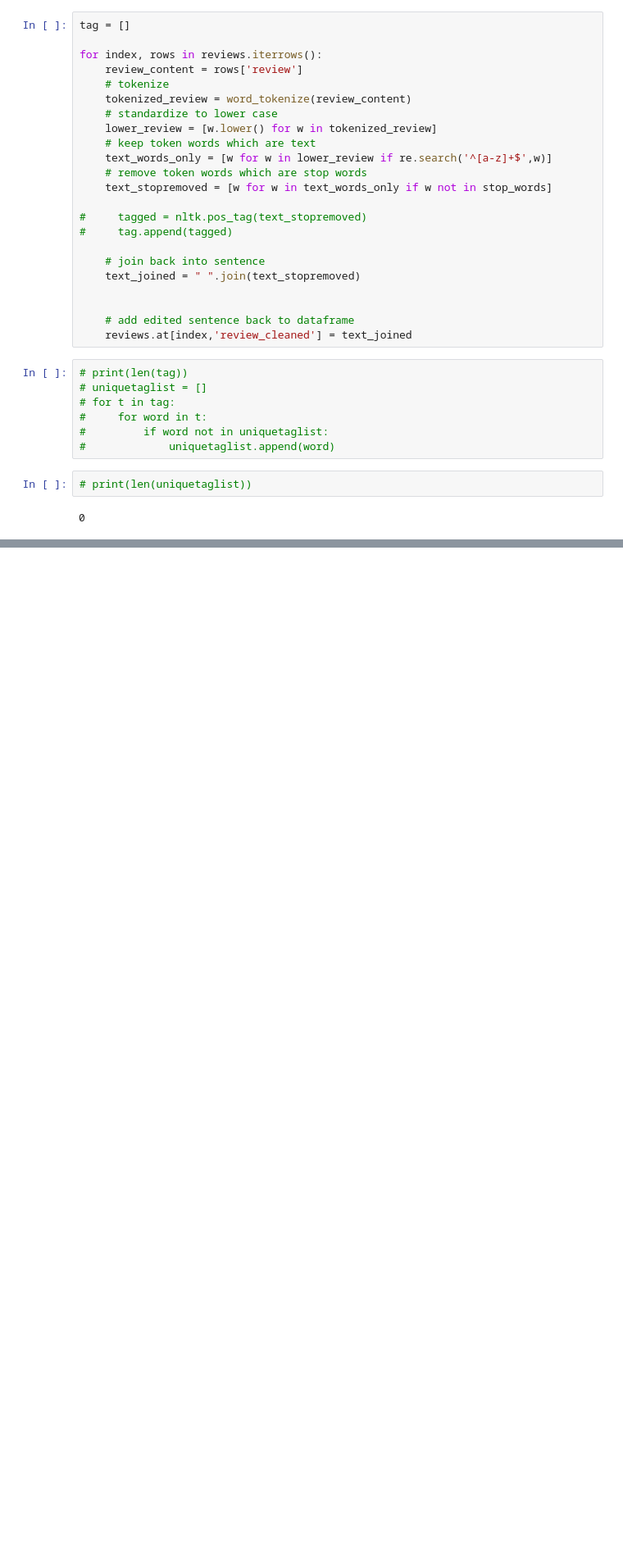
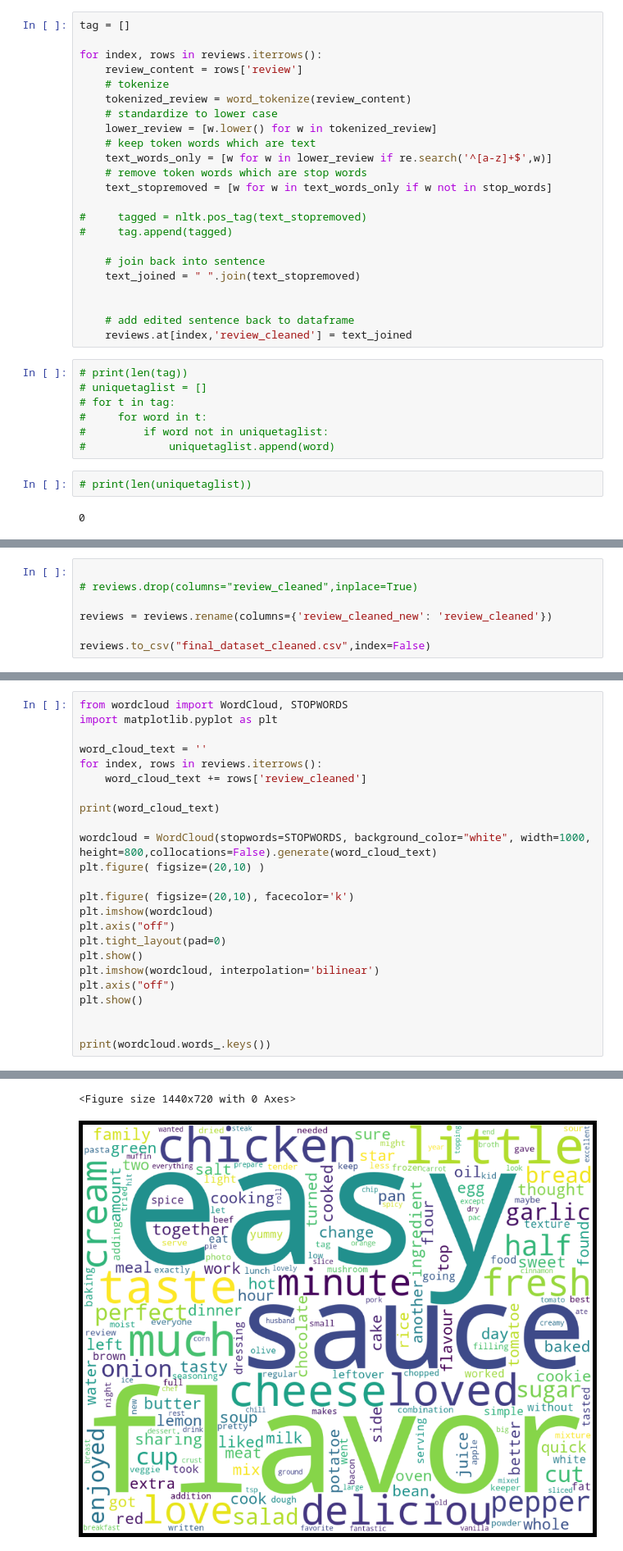
Before and after one commit to tangihan/Recipe-Recommender-System, a Jupyter notebook: User preferences/text cleaning and pos tagging.ipynb, the cells around one changed output, grey strips where cells are left out. Shown: that part at 82% size. Cells and saved outputs as stored; diff of their text form; blank space fills up the shorter version.

```diff
--- a/User preferences/text cleaning and pos tagging.ipynb
+++ b/User preferences/text cleaning and pos tagging.ipynb
@@ -86,0 +127,7 @@ reviews.to_csv("final_dataset_cleaned.csv",index=False)
+# %%
+
+# reviews.drop(columns="review_cleaned",inplace=True)
+
+reviews = reviews.rename(columns={'review_cleaned_new': 'review_cleaned'})
+
+reviews.to_csv("final_dataset_cleaned.csv",index=False)
@@ -86,0 +143,25 @@ reviews.to_csv("final_dataset_cleaned.csv",index=False)
+# %%
+from wordcloud import WordCloud, STOPWORDS
+import matplotlib.pyplot as plt
+
+word_cloud_text = ''
+for index, rows in reviews.iterrows():
+    word_cloud_text += rows['review_cleaned']
+
+print(word_cloud_text)
+
+wordcloud = WordCloud(stopwords=STOPWORDS, background_color="white", width=1000, height=800,collocations=False).generate(word_cloud_text)
+plt.figure( figsize=(20,10) )
+
+plt.figure( figsize=(20,10), facecolor='k')
+plt.imshow(wordcloud)
+plt.axis("off")
+plt.tight_layout(pad=0)
+plt.show()
+plt.imshow(wordcloud, interpolation='bilinear')
+plt.axis("off")
+plt.show()
+
+
+print(wordcloud.words_.keys())
+# %% [output]
@@ -86,0 +177,2 @@ reviews.to_csv("final_dataset_cleaned.csv",index=False)
+<Figure size 1440x720 with 0 Axes>
+[figure, added]
```
Also changed, not shown: parts of 4 cells of this notebook, 5 other files.
